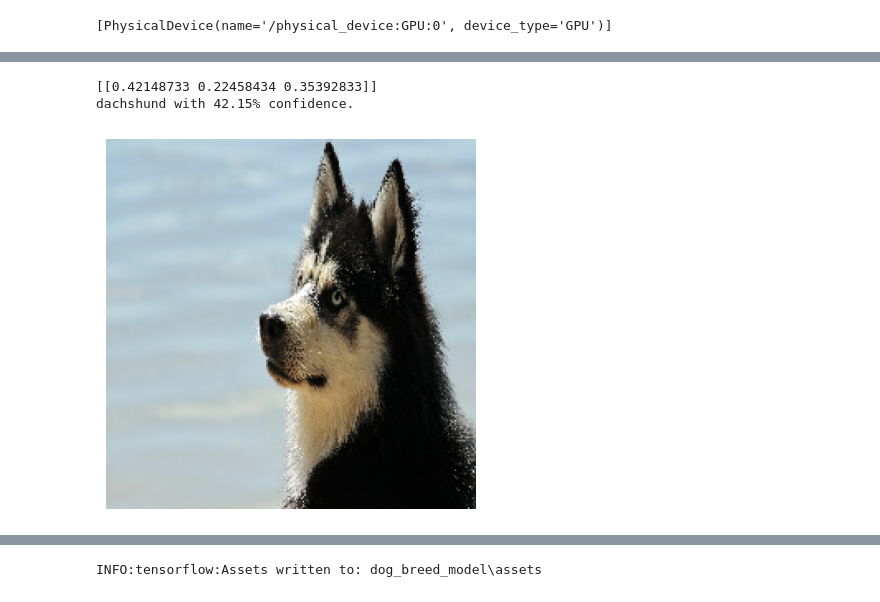
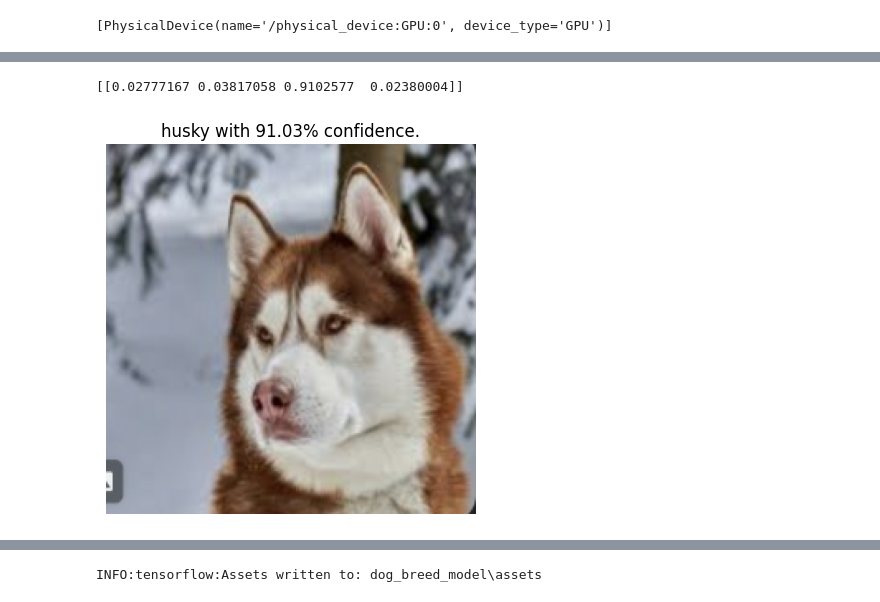
Before and after one commit to sam2420/Deep_Learning_Tensorflow, a Jupyter notebook: breed_dogs.ipynb, the cells around one changed output, grey strips where cells are left out. Cells and saved outputs as stored; diff of their text form; code cells hidden in the pictures.

```diff
--- a/breed_dogs.ipynb
+++ b/breed_dogs.ipynb
@@ -166,5 +172,5 @@ cnn_model = Sequential(
 )
 cnn_model.compile(loss=tf.keras.losses.CategoricalCrossentropy(),optimizer=Adam(),metrics=["accuracy"])
 # %%
-history_7 = cnn_model.fit(train_data_augmented_shuffled,epochs=5,steps_per_epoch=len(train_data_augmented_shuffled),validation_data=test_data,validation_steps=len(test_data))
+history_7 = cnn_model.fit(train_data_augmented_shuffled,epochs=10,steps_per_epoch=len(train_data_augmented_shuffled),validation_data=test_data,validation_steps=len(test_data))
 # %% [output]
@@ -199,6 +215,7 @@ for img_p in path:
         img = PIL.Image.open(img_p)
     except PIL.UnidentifiedImageError:
             print(img_p)
+            os.remove(img_p)
 # %%
 import PIL
 from pathlib import Path
@@ -210,19 +227,24 @@ for img_p in path:
         img = PIL.Image.open(img_p)
     except PIL.UnidentifiedImageError:
             print(img_p)
+            os.remove(img_p)
 # %%
 def pred_and_plot(model,filename,class_names=class_names):
     img = load_and_prep_image(filename)
     pred = model.predict(tf.expand_dims(img,axis=0))
     print(pred)
     confidence = tf.reduce_max(pred)
+    second_confidence = tf.math.top_k(pred,2)[0][0][1]
     if len(pred[0])>1:
         pred_class= class_names[tf.argmax(pred[0])]
     else:
         pred_class= class_names[int(tf.round(pred[0]))]
 
-
-    print(f"{pred_class} with {confidence*100:.2f}% confidence.")
+    if confidence>0.5:
+        plt.title(f"{pred_class} with {confidence*100:.2f}% confidence.")
+    else:
+        print(f"cross between {class_names[tf.argmax(pred[0])]} and {class_names[tf.math.top_k(pred,2)[1][0][1]]} with {confidence*100:.2f}% confidence.")
+    # print(f"{pred_class} with {confidence*100:.2f}% confidence.")
     plt.imshow(img)
     plt.axis(False)
 # %%
@@ -237,9 +258,8 @@ golden_retriever with 73.36% confidence.
 # %%
-pred_and_plot(cnn_model,"testing_husky._2jpg.jpg")
+pred_and_plot(cnn_model,"testing_husky.jpg")
 # %% [output]
-[[0.42148733 0.22458434 0.35392833]]
-dachshund with 42.15% confidence.
+[[0.02777167 0.03817058 0.9102577  0.02380004]]
-[figure, old version]
+[figure, new version]
 # %%
 pred_and_plot(cnn_model,"dachshund_test.jpg")
 # %% [output]
```
Also changed, not shown: parts of 17 cells of this notebook, 2 other files.
